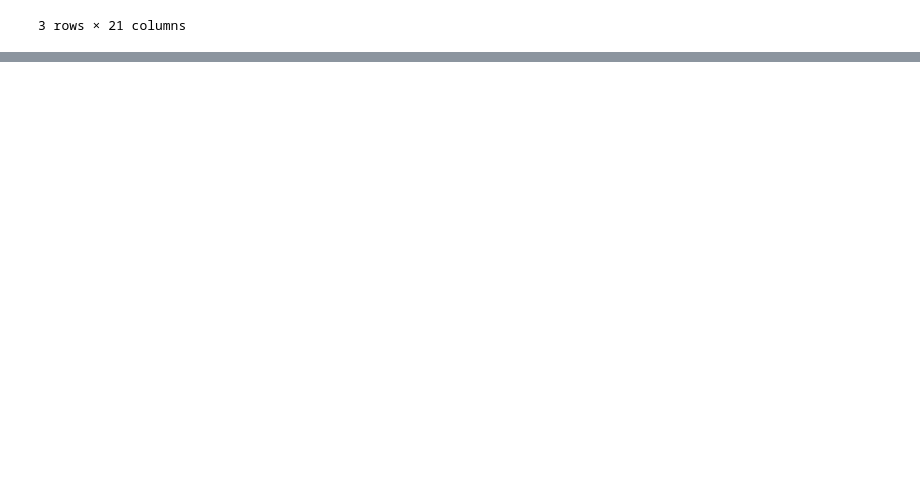
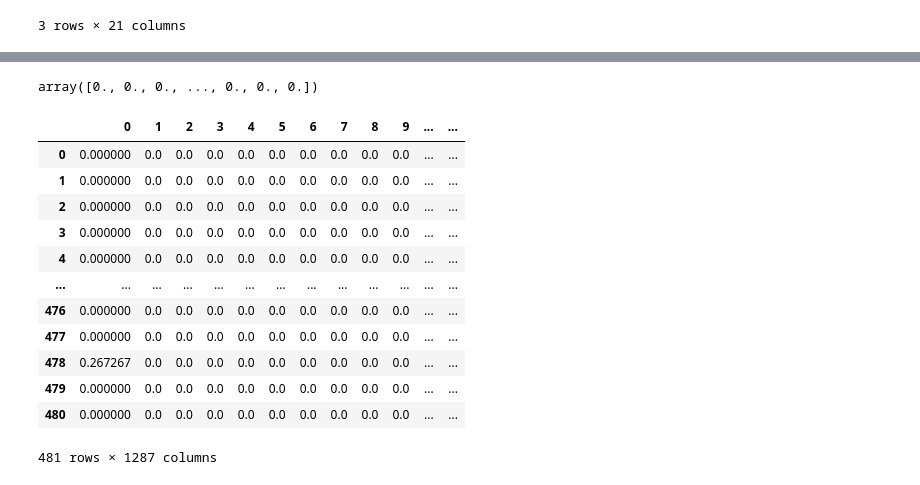
Before and after one commit to VirajThakur03/Movie-Recomendation-System, a Jupyter notebook: Movies_Recc_System_.ipynb, the cells around one changed output, grey strips where cells are left out. Drawn from its saved outputs; the diff is of its cells as text; code cells hidden in the pictures; blank space fills up the shorter version.

```diff
--- a/Movies_Recc_System_.ipynb
+++ b/Movies_Recc_System_.ipynb
@@ -293,0 +303,2 @@ filtered_df.head(3)
+# %%
+filtered_df['score_mix'] = filtered_df['weighted_avg_scaled']*0.5 + filtered_df['popularity_scaled']*0.5
@@ -293,0 +341,2 @@ filtered_df.head(3)
+# %%
+data = filtered_df.copy()
@@ -293,0 +345,7 @@ filtered_df.head(3)
+# %%
+tfv = TfidfVectorizer(min_df=3,
+                      ngram_range=(1,3),
+                      max_features=None,
+                      stop_words='english')
+# %%
+tfv_matrix=tfv.fit_transform(data['overview'])
@@ -293,0 +373,20 @@ filtered_df.head(3)
+# %%
+tfv_matrix.toarray()[0]
+# %% [output]
+array([0., 0., 0., ..., 0., 0., 0.])
+# %%
+pd.DataFrame(tfv_matrix.toarray())
+# %% [output]
+|  | 0 | 1 | 2 | 3 | 4 | 5 | 6 | 7 | 8 | 9 | ... | ... |
+| 0 | 0.000000 | 0.0 | 0.0 | 0.0 | 0.0 | 0.0 | 0.0 | 0.0 | 0.0 | 0.0 | ... | ... |
+| 1 | 0.000000 | 0.0 | 0.0 | 0.0 | 0.0 | 0.0 | 0.0 | 0.0 | 0.0 | 0.0 | ... | ... |
+| 2 | 0.000000 | 0.0 | 0.0 | 0.0 | 0.0 | 0.0 | 0.0 | 0.0 | 0.0 | 0.0 | ... | ... |
+| 3 | 0.000000 | 0.0 | 0.0 | 0.0 | 0.0 | 0.0 | 0.0 | 0.0 | 0.0 | 0.0 | ... | ... |
+| 4 | 0.000000 | 0.0 | 0.0 | 0.0 | 0.0 | 0.0 | 0.0 | 0.0 | 0.0 | 0.0 | ... | ... |
+| ... | ... | ... | ... | ... | ... | ... | ... | ... | ... | ... | ... | ... |
+| 476 | 0.000000 | 0.0 | 0.0 | 0.0 | 0.0 | 0.0 | 0.0 | 0.0 | 0.0 | 0.0 | ... | ... |
+| 477 | 0.000000 | 0.0 | 0.0 | 0.0 | 0.0 | 0.0 | 0.0 | 0.0 | 0.0 | 0.0 | ... | ... |
+| 478 | 0.267267 | 0.0 | 0.0 | 0.0 | 0.0 | 0.0 | 0.0 | 0.0 | 0.0 | 0.0 | ... | ... |
+| 479 | 0.000000 | 0.0 | 0.0 | 0.0 | 0.0 | 0.0 | 0.0 | 0.0 | 0.0 | 0.0 | ... | ... |
+| 480 | 0.000000 | 0.0 | 0.0 | 0.0 | 0.0 | 0.0 | 0.0 | 0.0 | 0.0 | 0.0 | ... | ... |
+481 rows × 1287 columns
```
Also changed, not shown: parts of 34 cells of this notebook.
